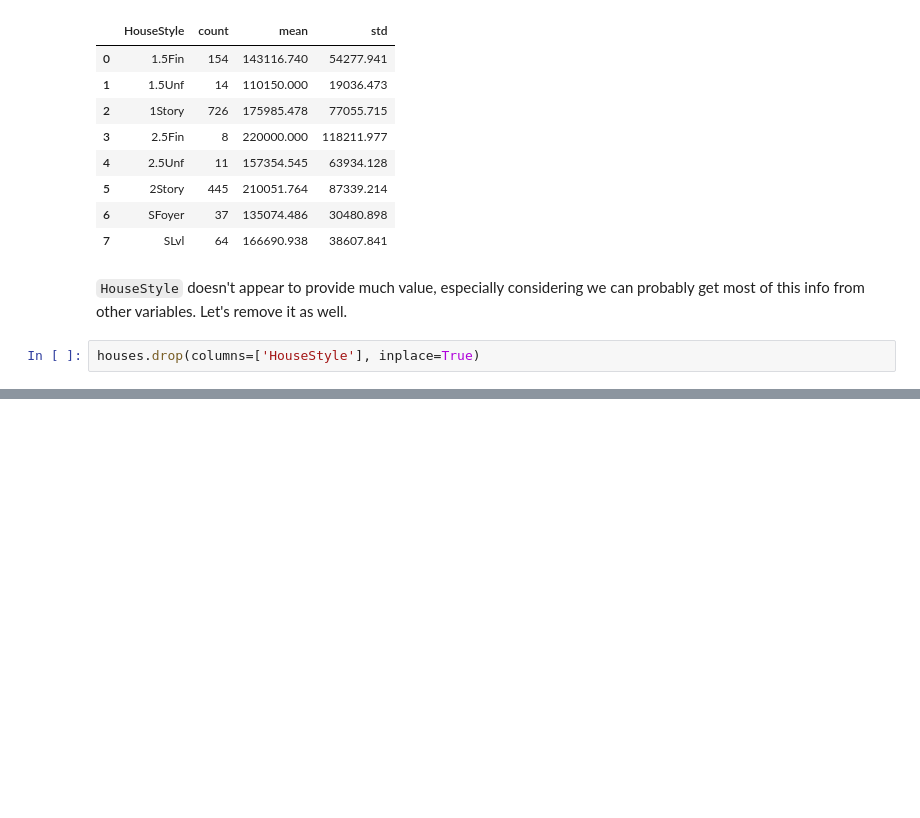
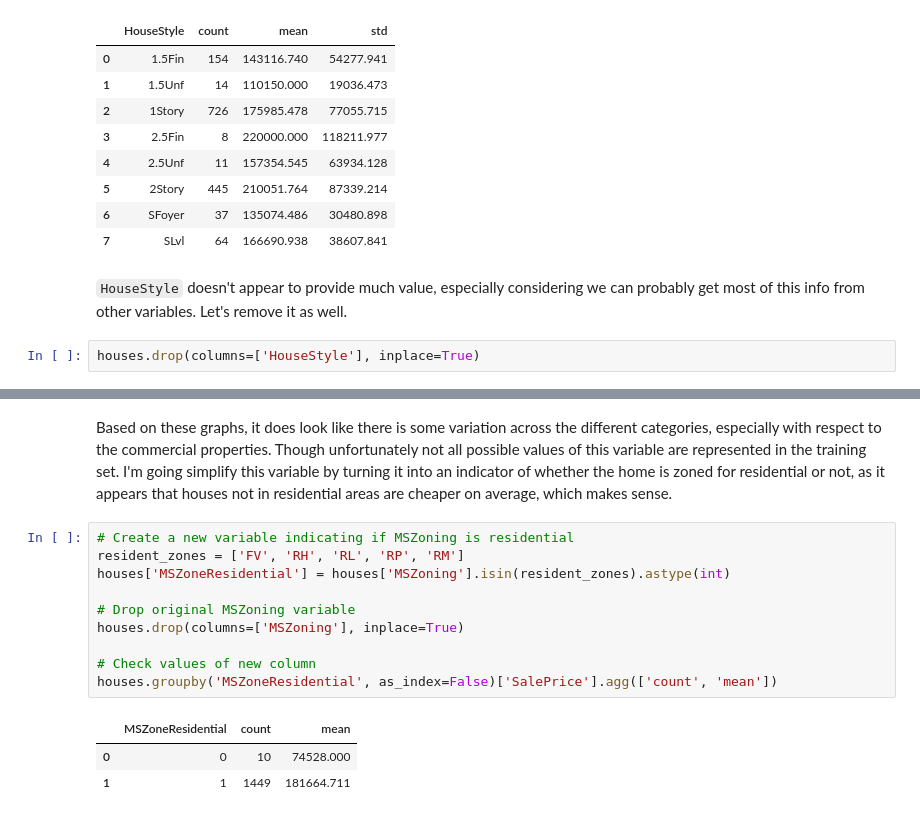
Before and after one commit to faupel15/Housing_Price_Prediction, a Jupyter notebook: Housing_Price_Prediction.ipynb, the cells around one changed output, grey strips where cells are left out. Cells and saved outputs as stored; diff of their text form; blank space fills up the shorter version.

```diff
--- a/Housing_Price_Prediction.ipynb
+++ b/Housing_Price_Prediction.ipynb
@@ -857,0 +929,16 @@ houses.drop(columns=['HouseStyle'], inplace=True)
+# %% [markdown]
+Based on these graphs, it does look like there is some variation across the different categories, especially with respect to the commercial properties. Though unfortunately not all possible values of this variable are represented in the training set. I'm going simplify this variable by turning it into an indicator of whether the home is zoned for residential or not, as it appears that houses not in residential areas are cheaper on average, which makes sense.
+# %%
+# Create a new variable indicating if MSZoning is residential
+resident_zones = ['FV', 'RH', 'RL', 'RP', 'RM']
+houses['MSZoneResidential'] = houses['MSZoning'].isin(resident_zones).astype(int)
+
+# Drop original MSZoning variable
+houses.drop(columns=['MSZoning'], inplace=True)
+
+# Check values of new column
+houses.groupby('MSZoneResidential', as_index=False)['SalePrice'].agg(['count', 'mean'])
+# %% [output]
+|  | MSZoneResidential | count | mean |
+| 0 | 0 | 10 | 74528.000 |
+| 1 | 1 | 1449 | 181664.711 |
```
Also changed, not shown: parts of 5 cells of this notebook.
